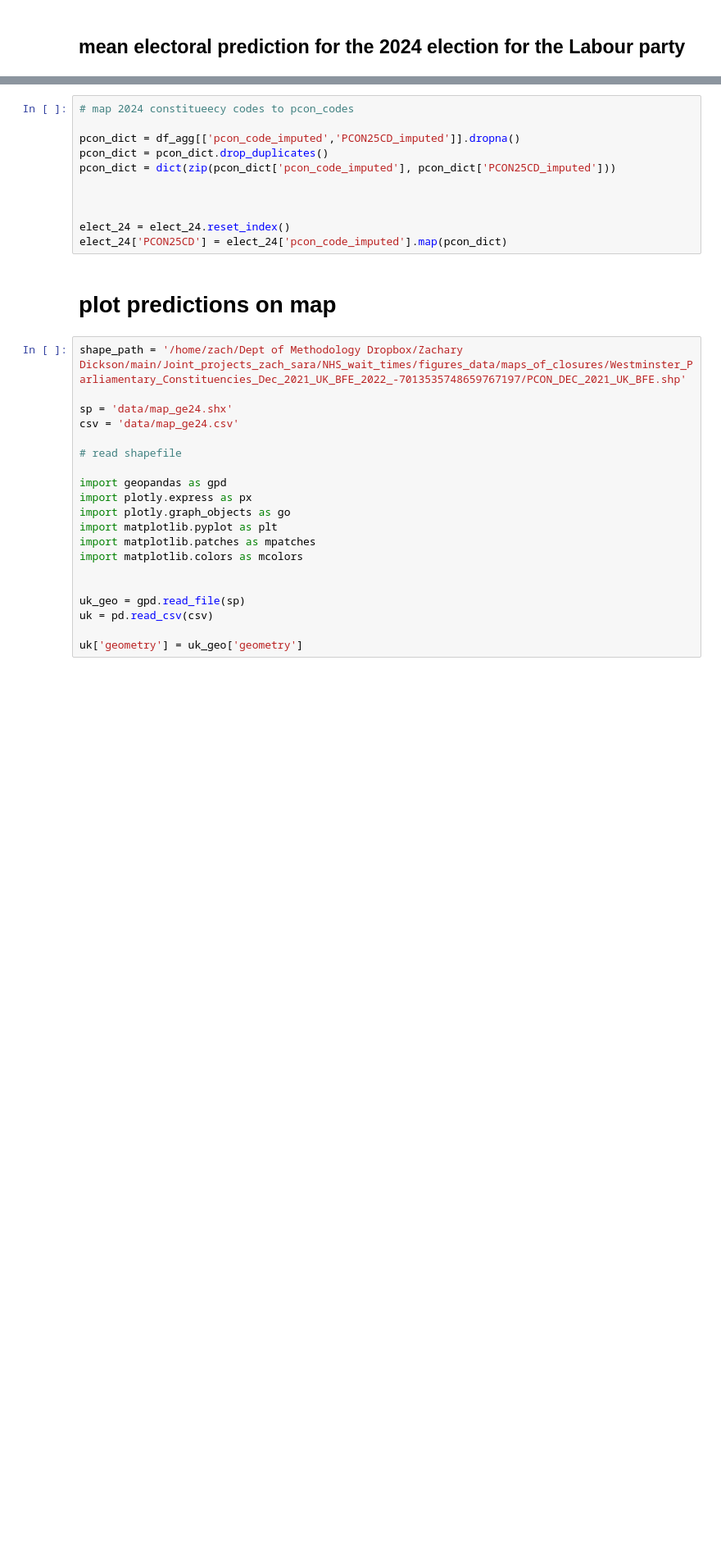
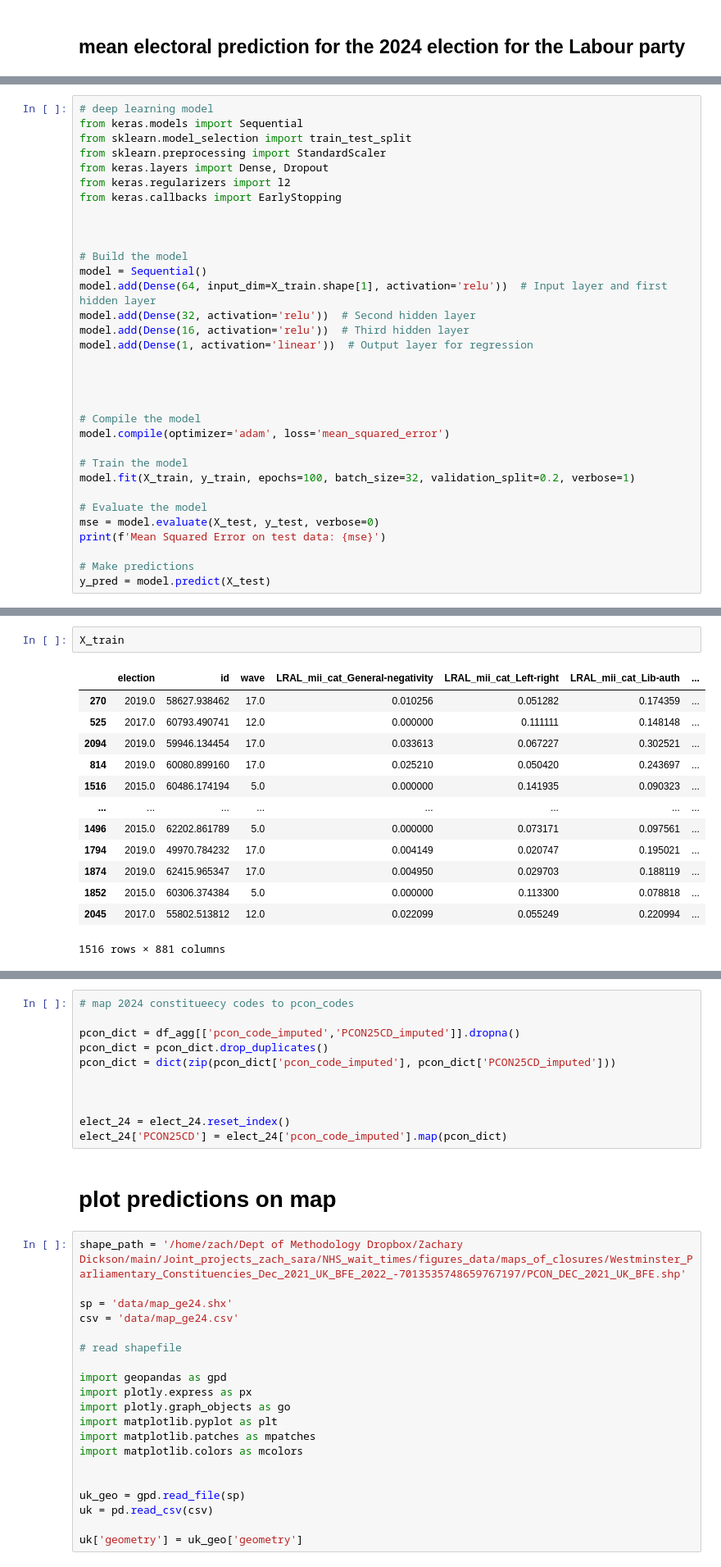
Before and after one commit to z-dickson/UK_2024_GE_Prediction, a Jupyter notebook: main.ipynb, the cells around one changed output, grey strips where cells are left out. Shown at 82% size. Drawn from its saved outputs; the diff is of its cells as text; blank space fills up the shorter version.

```diff
--- a/main.ipynb
+++ b/main.ipynb
@@ -470,0 +347,33 @@ elect_24.con_predictions.mean()
+# %%
+# deep learning model
+from keras.models import Sequential
+from sklearn.model_selection import train_test_split
+from sklearn.preprocessing import StandardScaler
+from keras.layers import Dense, Dropout
+from keras.regularizers import l2
+from keras.callbacks import EarlyStopping
+
+
+
+# Build the model
+model = Sequential()
+model.add(Dense(64, input_dim=X_train.shape[1], activation='relu'))  # Input layer and first hidden layer
+model.add(Dense(32, activation='relu'))  # Second hidden layer
+model.add(Dense(16, activation='relu'))  # Third hidden layer
+model.add(Dense(1, activation='linear'))  # Output layer for regression
+
+
+
+
+# Compile the model
+model.compile(optimizer='adam', loss='mean_squared_error')
+
+# Train the model
+model.fit(X_train, y_train, epochs=100, batch_size=32, validation_split=0.2, verbose=1)
+
+# Evaluate the model
+mse = model.evaluate(X_test, y_test, verbose=0)
+print(f'Mean Squared Error on test data: {mse}')
+
+# Make predictions
+y_pred = model.predict(X_test)
@@ -470,0 +418,16 @@ elect_24.con_predictions.mean()
+# %%
+X_train
+# %% [output]
+|  | election | id | wave | LRAL_mii_cat_General-negativity | LRAL_mii_cat_Left-right | LRAL_mii_cat_Lib-auth | ... |
+| 270 | 2019.0 | 58627.938462 | 17.0 | 0.010256 | 0.051282 | 0.174359 | ... |
+| 525 | 2017.0 | 60793.490741 | 12.0 | 0.000000 | 0.111111 | 0.148148 | ... |
+| 2094 | 2019.0 | 59946.134454 | 17.0 | 0.033613 | 0.067227 | 0.302521 | ... |
+| 814 | 2019.0 | 60080.899160 | 17.0 | 0.025210 | 0.050420 | 0.243697 | ... |
+| 1516 | 2015.0 | 60486.174194 | 5.0 | 0.000000 | 0.141935 | 0.090323 | ... |
+| ... | ... | ... | ... | ... | ... | ... | ... |
+| 1496 | 2015.0 | 62202.861789 | 5.0 | 0.000000 | 0.073171 | 0.097561 | ... |
+| 1794 | 2019.0 | 49970.784232 | 17.0 | 0.004149 | 0.020747 | 0.195021 | ... |
+| 1874 | 2019.0 | 62415.965347 | 17.0 | 0.004950 | 0.029703 | 0.188119 | ... |
+| 1852 | 2015.0 | 60306.374384 | 5.0 | 0.000000 | 0.113300 | 0.078818 | ... |
+| 2045 | 2017.0 | 55802.513812 | 12.0 | 0.022099 | 0.055249 | 0.220994 | ... |
+1516 rows × 881 columns
```
Also changed, not shown: parts of 41 cells of this notebook, 6 other files.
